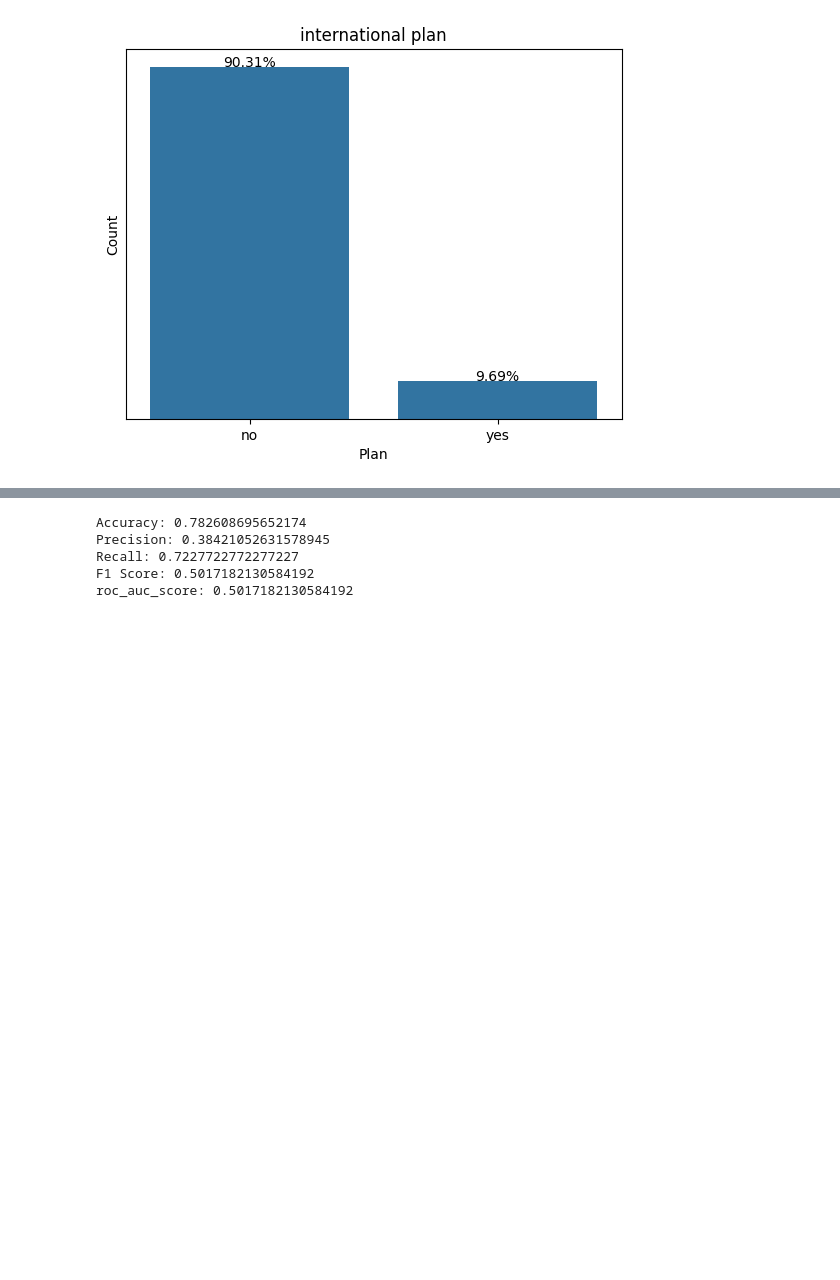
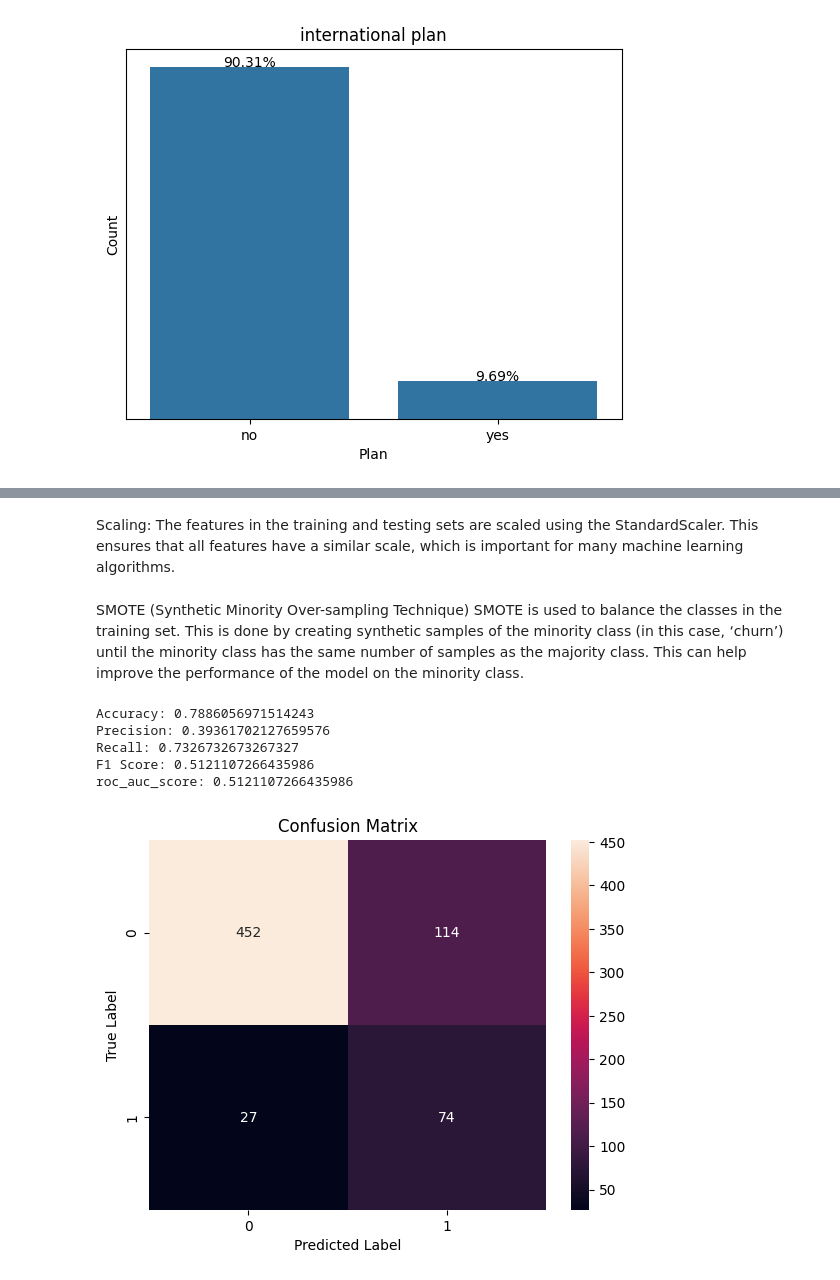
Before and after one commit to cynthiajepkogei/project-phase-3, a Jupyter notebook: notebook.ipynb, the cells around one changed output, grey strips where cells are left out. Drawn from its saved outputs; the diff is of its cells as text; code cells hidden in the pictures; blank space fills up the shorter version.

```diff
--- a/notebook.ipynb
+++ b/notebook.ipynb
@@ -291,7 +380,6 @@ df.head()
 # %%
-
 # Specify the categorical columns
-categorical_columns = ['state', 'international plan', 'voice mail plan']
+categorical_columns = ['state', 'international plan','area code', 'voice mail plan']
 
 # Use one-hot encoding for the specified columns
 df_encoded = pd.get_dummies(df, columns=categorical_columns, drop_first=True)
@@ -312,21 +392,26 @@ y = df_encoded['churn']
 # %%
 # Split the data into training and testing sets
 X_train, X_test, y_train, y_test = train_test_split(X, y, test_size=0.2, random_state=42)
+# %% [markdown]
+Scaling: The features in the training and testing sets are scaled using the StandardScaler. This ensures that all features have a similar scale, which is important for many machine learning algorithms.
 # %%
 
 scaler = StandardScaler()
 X_train_scaled = scaler.fit_transform(X_train)
 X_test_scaled = scaler.transform(X_test)
+# %% [markdown]
+SMOTE (Synthetic Minority Over-sampling Technique)
+SMOTE is used to balance the classes in the training set. This is done by creating synthetic samples of the minority class (in this case, ‘churn’) until the minority class has the same number of samples as the majority class. This can help improve the performance of the model on the minority class.
 # %%
 smote = SMOTE(random_state=42)
 X_train_smote, y_train_smote = smote.fit_resample(X_train_scaled, y_train)
 # %%
 # Train Logistic Regression model
-model = LogisticRegression()
-model.fit(X_train_smote, y_train_smote)
+baseline_model = LogisticRegression()
+baseline_model.fit(X_train_smote, y_train_smote)
 
 # Predict on test data
-y_pred = model.predict(X_test_scaled)
+y_pred = baseline_model.predict(X_test_scaled)
 
 # Calculate accuracy scores
 accuracy = accuracy_score(y_test, y_pred)
@@ -341,11 +426,24 @@ print(f"Recall: {recall}")
 print(f"F1 Score: {f1}")
 print(f"roc_auc_score: {f1}")
 # %% [output]
-Accuracy: 0.782608695652174
-Precision: 0.38421052631578945
-Recall: 0.7227722772277227
-F1 Score: 0.5017182130584192
-roc_auc_score: 0.5017182130584192
+Accuracy: 0.7886056971514243
+Precision: 0.39361702127659576
+Recall: 0.7326732673267327
+F1 Score: 0.5121107266435986
+roc_auc_score: 0.5121107266435986
+# %%
+# Compute confusion matrix
+cnf_matrix = confusion_matrix(y_test, y_pred)
+
+# Plot confusion matrix
+plt.figure()
+sns.heatmap(cnf_matrix, annot=True, fmt='d')
+plt.title('Confusion Matrix')
+plt.ylabel('True Label')
+plt.xlabel('Predicted Label')
+plt.show()
+# %% [output]
+[figure, added]
 # %%
 
 # Train Random Forest model
```
Also changed, not shown: parts of 28 cells of this notebook.
